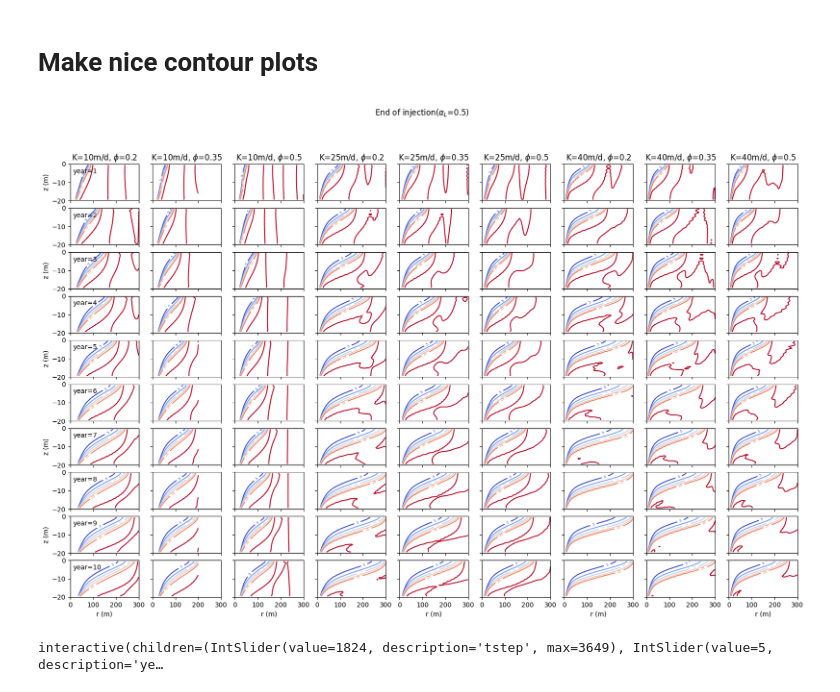
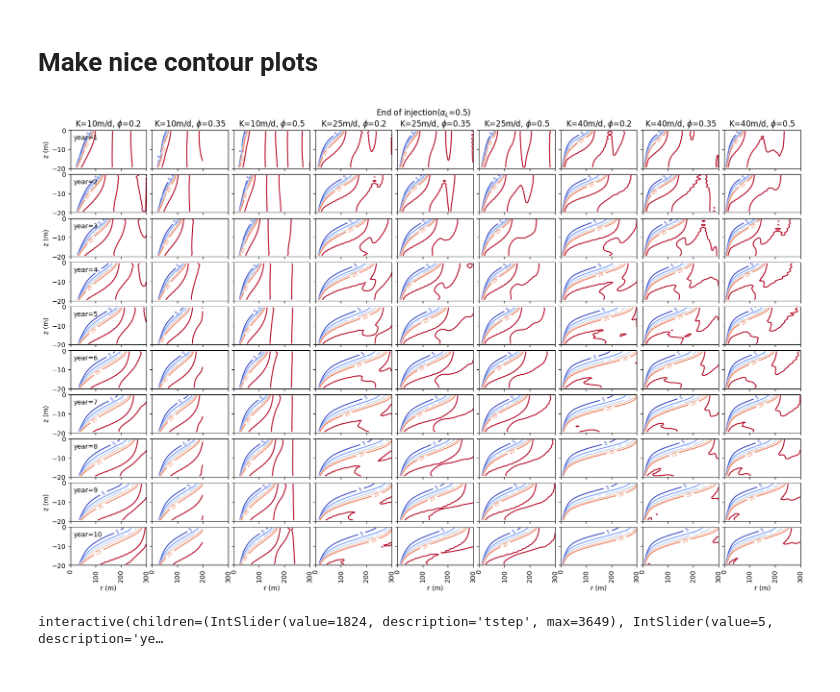
Before and after one commit to Daafip/design-ASR-CEGM2006, a Jupyter notebook: Model/4. Vary_params_plotting.ipynb, the cells around one changed output. Saved outputs shown, nothing was run; the diff lists cells and outputs as text; code cells hidden in the pictures.

Commit message:
perfecting plots

```diff
--- a/Model/4. Vary_params_plotting.ipynb
+++ b/Model/4. Vary_params_plotting.ipynb
@@ -203,38 +203,41 @@ zc = np.loadtxt(fr'output/model_z_{time1}.txt')
 # %%
 alphaL = 0.5
 
 tstep = 3030
 title = f'End of injection'
 
 # tstep = 3649
-# title = f'End of extraction'
+# title = f'End of year'
 
 n_years = 10
 years = np.arange(0, n_years, 1)
-fig, ax = plt.subplots(n_years, len(ds_lst),figsize=(20,12),sharex=True,sharey=True)
-plt.suptitle(title + rf'($\alpha_L$={alphaL})')
+fig, ax = plt.subplots(n_years, len(ds_lst),figsize=(20,12),sharex=True,sharey=True, gridspec_kw = {'wspace':0.075, 'hspace':0.15})
+plt.suptitle(title + rf'($\alpha_L$={alphaL})',y=0.92)
 for ds_index, ds in enumerate(ds_lst):
     for year in years:
         if len(ds_lst) > 1: axs = ax[year, ds_index]
         else: axs = ax[year]
         if ds_index == 1: r = r_200
         else: r = r_300
         axs.set_xlim((0, 300))
         axs.set_ylim((-20, 0))
         data = ds.isel(year=year,tstep=tstep)
         cls = axs.contour(r, zc, data, np.arange(5, 35, 5), cmap='coolwarm')
-        axs.clabel(cls, cls.levels[::2], inline=True, fontsize=5)
+        axs.clabel(cls, cls.levels[::2], inline=True, fontsize=7)
         if year == 9 and ds_index % 2 == 0: axs.set_xlabel("r (m)")
+        else: axs.set_xticks([], minor=True)
+        if year == 9: axs.set_xticklabels(axs.get_xticklabels(), rotation=90)
         if year % 2 == 0 and ds_index == 0:  axs.set_ylabel("z (m)")
         if year == 0:
             k,npor, alphaL = params[ds_index][0],params[ds_index][1],params[ds_index][2]
             axs.set_title(fr'K={k}m/d, $\phi$={npor}')
         if ds_index == 0:
             axs.annotate(f'year={year+1}',(12.5,-5))
-# plt.tight_layout()
-plt.savefig(fr'figures/overview_flows_at_{title.replace(' ',"_")}.png')
+
+plt.tight_layout()
+plt.savefig(fr'figures/overview_flows_at_{title.replace(' ',"_")}.png',bbox_inches="tight")
 # %% [output]
-[figure, old version]
+[figure, new version]
 # %%
 from ipywidgets import interact
 import warnings
```
Also changed, not shown: 2 other files.
